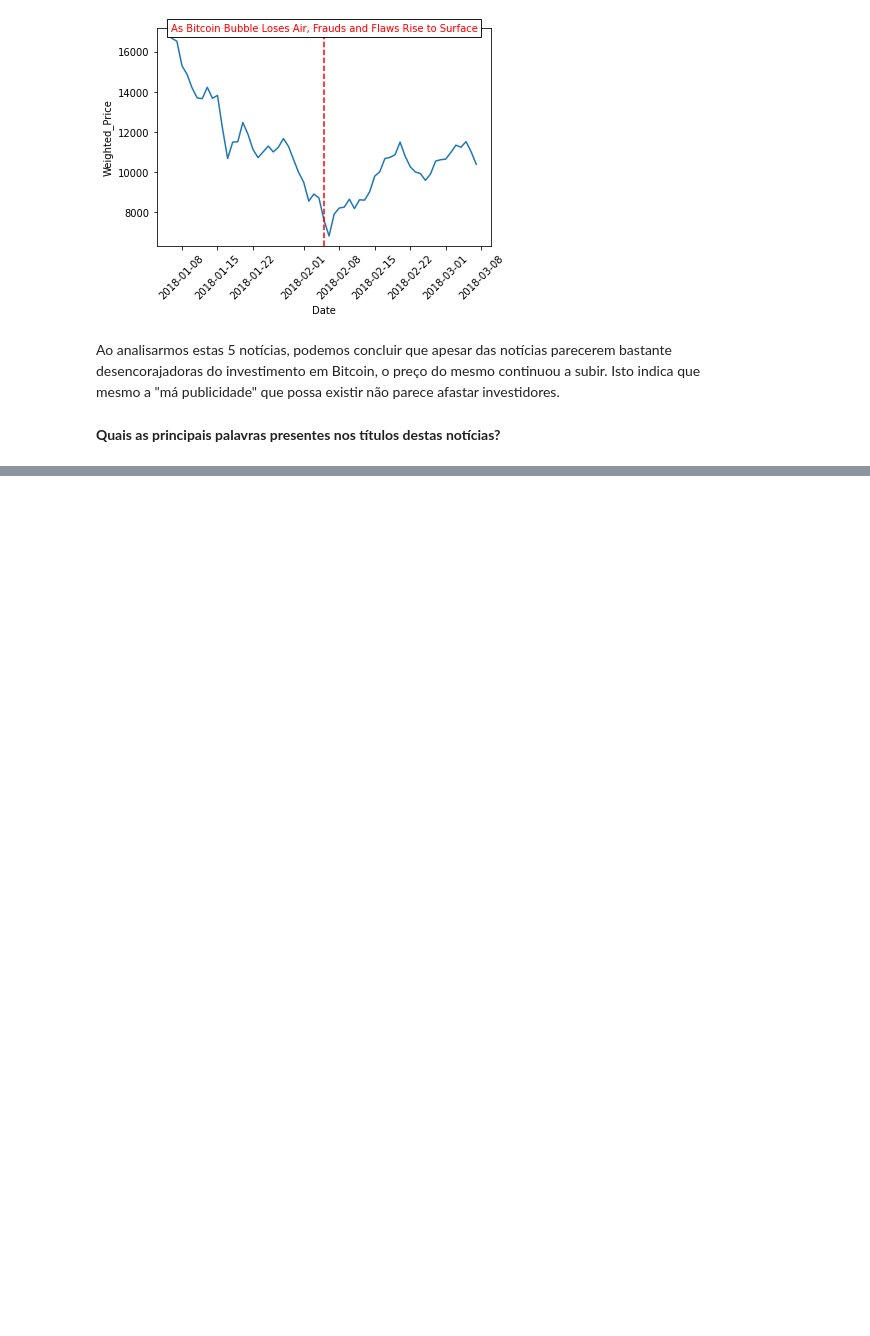
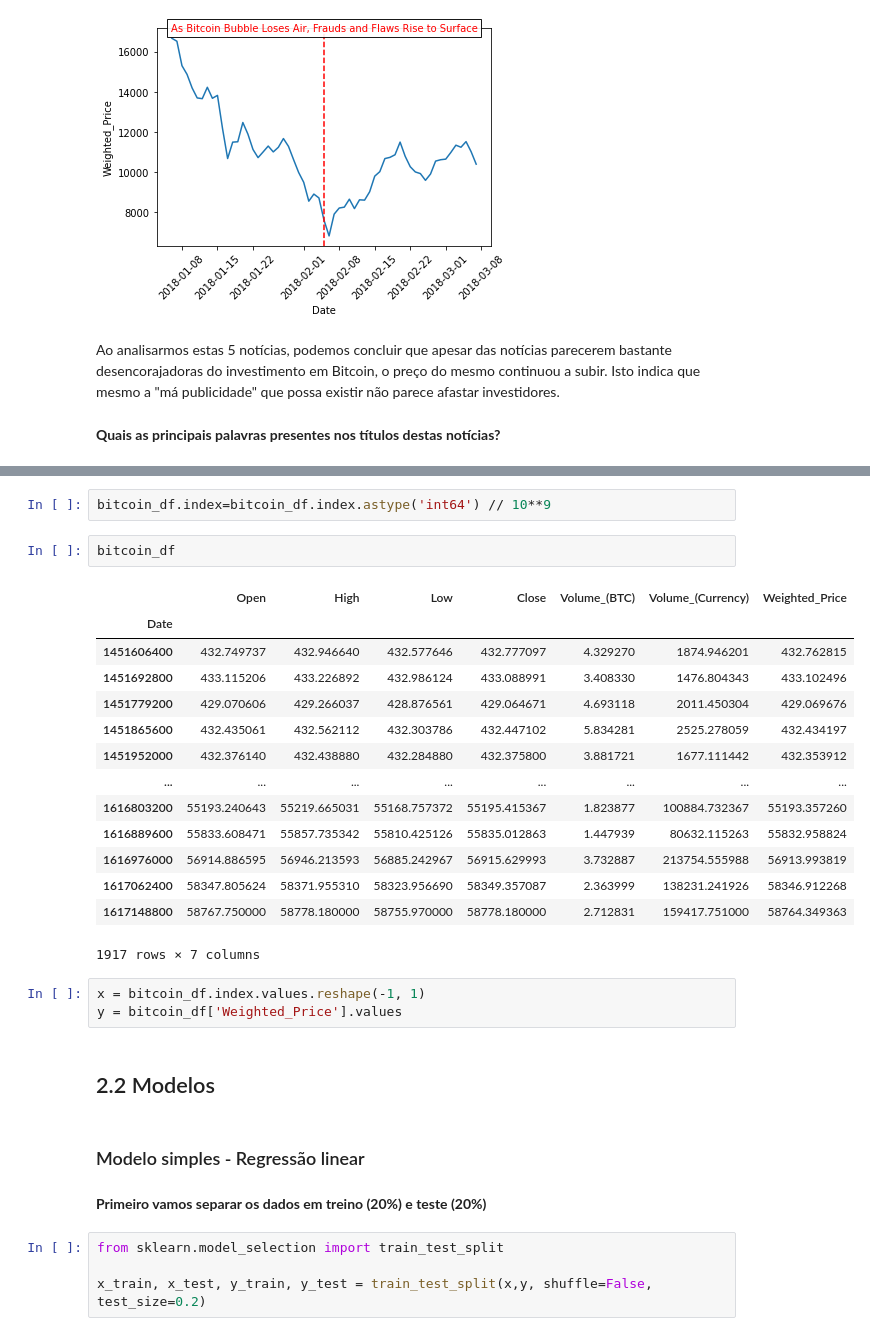
Before and after one commit to lpcatalao/Business_Intel_2021, a Jupyter notebook: EDA.ipynb, the cells around one changed output, grey strips where cells are left out. Saved outputs shown, nothing was run; the diff lists cells and outputs as text; blank space fills up the shorter version.

```diff
--- a/EDA.ipynb
+++ b/EDA.ipynb
@@ -488,0 +494,32 @@ No entanto, vamos verificar o quão exequivel é tentar o valor da moeda.
+# %%
+bitcoin_df.index=bitcoin_df.index.astype('int64') // 10**9
+# %%
+bitcoin_df
+# %% [output]
+|  | Open | High | Low | Close | Volume_(BTC) | Volume_(Currency) | Weighted_Price |
+| Date |  |  |  |  |  |  |  |
+| 1451606400 | 432.749737 | 432.946640 | 432.577646 | 432.777097 | 4.329270 | 1874.946201 | 432.762815 |
+| 1451692800 | 433.115206 | 433.226892 | 432.986124 | 433.088991 | 3.408330 | 1476.804343 | 433.102496 |
+| 1451779200 | 429.070606 | 429.266037 | 428.876561 | 429.064671 | 4.693118 | 2011.450304 | 429.069676 |
+| 1451865600 | 432.435061 | 432.562112 | 432.303786 | 432.447102 | 5.834281 | 2525.278059 | 432.434197 |
+| 1451952000 | 432.376140 | 432.438880 | 432.284880 | 432.375800 | 3.881721 | 1677.111442 | 432.353912 |
+| ... | ... | ... | ... | ... | ... | ... | ... |
+| 1616803200 | 55193.240643 | 55219.665031 | 55168.757372 | 55195.415367 | 1.823877 | 100884.732367 | 55193.357260 |
+| 1616889600 | 55833.608471 | 55857.735342 | 55810.425126 | 55835.012863 | 1.447939 | 80632.115263 | 55832.958824 |
+| 1616976000 | 56914.886595 | 56946.213593 | 56885.242967 | 56915.629993 | 3.732887 | 213754.555988 | 56913.993819 |
+| 1617062400 | 58347.805624 | 58371.955310 | 58323.956690 | 58349.357087 | 2.363999 | 138231.241926 | 58346.912268 |
+| 1617148800 | 58767.750000 | 58778.180000 | 58755.970000 | 58778.180000 | 2.712831 | 159417.751000 | 58764.349363 |
+1917 rows × 7 columns
+# %%
+x = bitcoin_df.index.values.reshape(-1, 1)
+y = bitcoin_df['Weighted_Price'].values
+# %% [markdown]
+## 2.2 Modelos
+# %% [markdown]
+### Modelo simples - Regressão linear
+# %% [markdown]
+**Primeiro vamos separar os dados em treino (20%) e teste (20%)**
+# %%
+from sklearn.model_selection import train_test_split
+
+x_train, x_test, y_train, y_test = train_test_split(x,y, shuffle=False, test_size=0.2)
```
Also changed, not shown: parts of 13 cells of this notebook.
